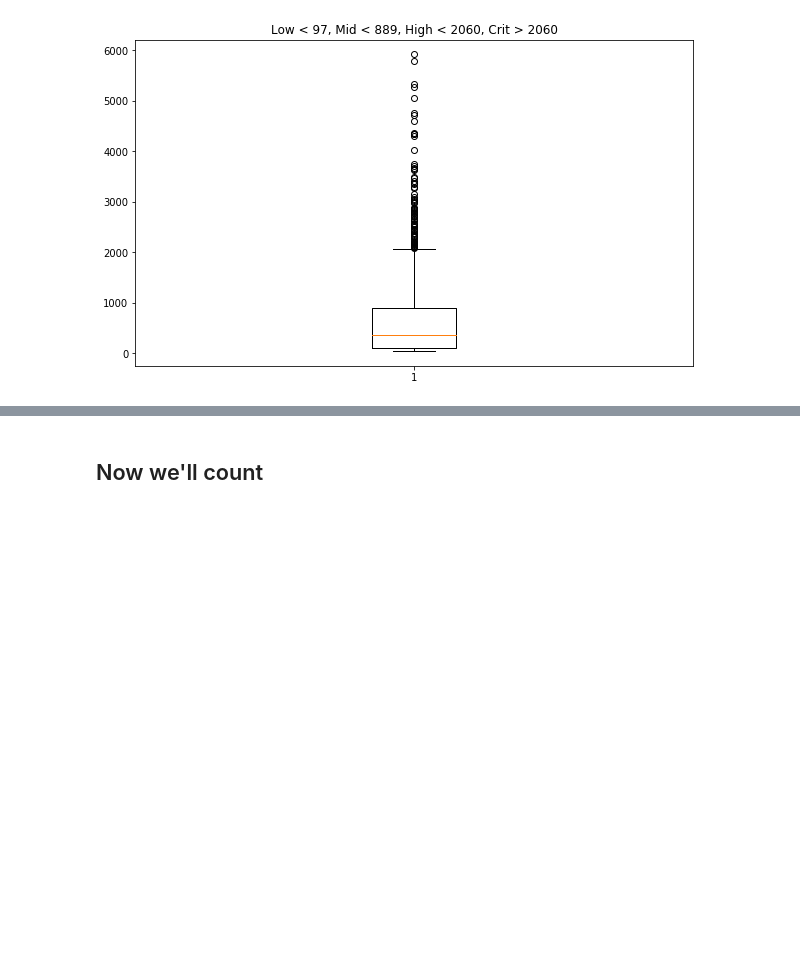
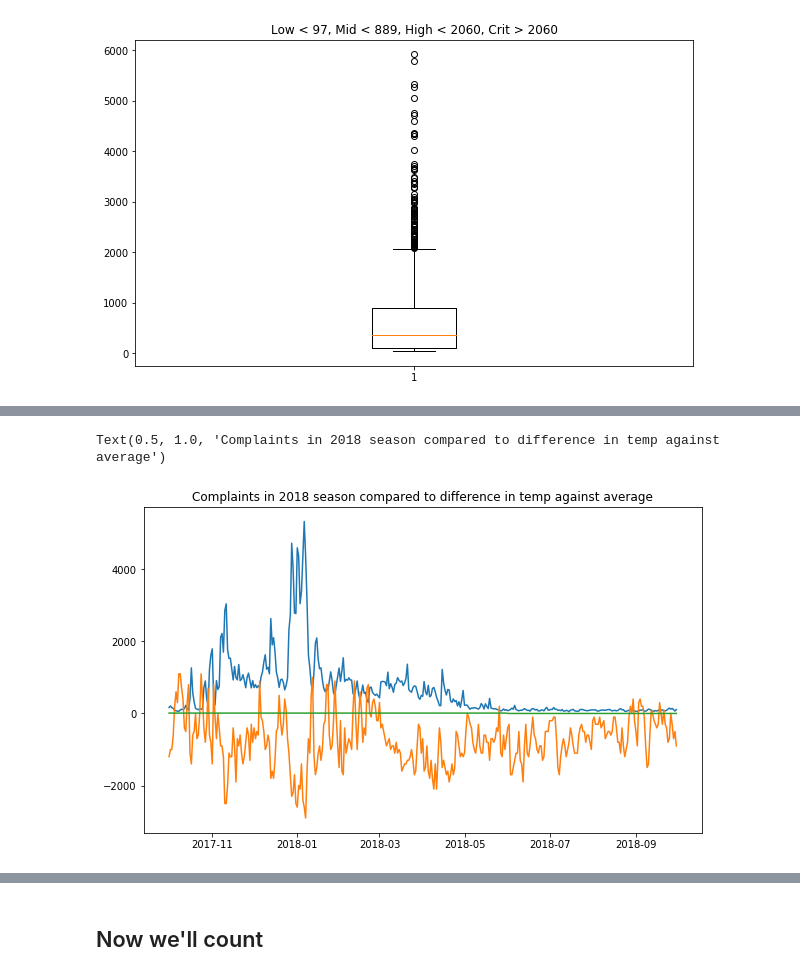
Before and after one commit to DThompson55/EdxCapstone, a Jupyter notebook: Capstone 4th Assignment.ipynb, the cells around one changed output, grey strips where cells are left out. Drawn from its saved outputs; the diff is of its cells as text; code cells hidden in the pictures; blank space fills up the shorter version.

```diff
--- a/Capstone 4th Assignment.ipynb
+++ b/Capstone 4th Assignment.ipynb
@@ -295,0 +311,21 @@ Index(['created_date', 'incident_zip', 'incident_address', 'borough',
+# %%
+#
+# So this is a little odd, but it's an interesting plot
+# Invert the temperature data so its cycle matches the complaint cycle
+# Also plot the heating season.
+# Then scale everthing so it fits
+#
+
+plt.figure(figsize=(10,6))
+plt.plot(df_daily[df_daily['Fold']==2018]['daily_complaints'])
+plt.plot(df_daily[df_daily['Fold']==2018]['TDIFF']*100)
+plt.plot(df_daily[df_daily['Fold']==2018]['HEATING_SEASON']*10)
+
+i = 0
+x=2015
+
+
+plt.title("Complaints in 2018 season compared to difference in temp against average")
+# %% [output]
+Text(0.5, 1.0, 'Complaints in 2018 season compared to difference in temp against average')
+[figure, added]
```
Also changed, not shown: parts of 50 cells of this notebook, 3 other files.
